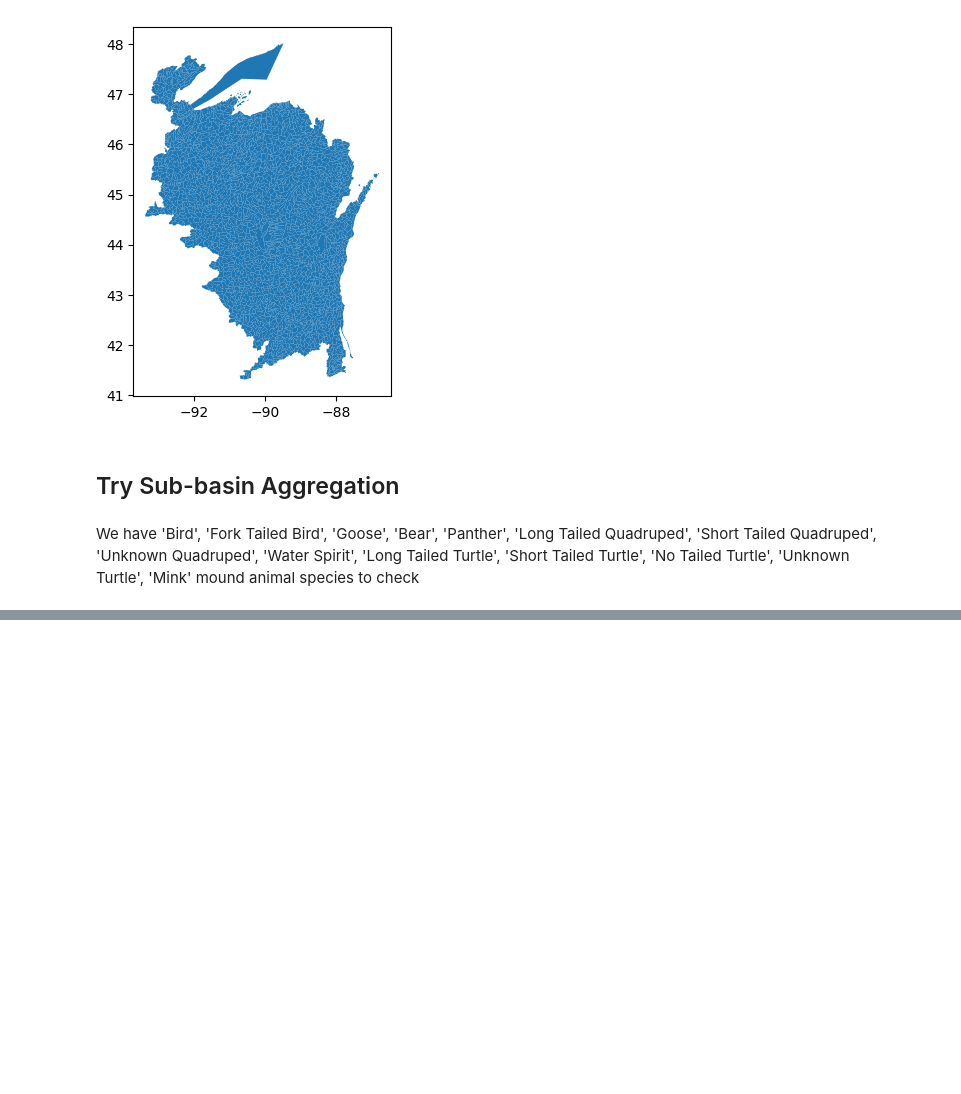
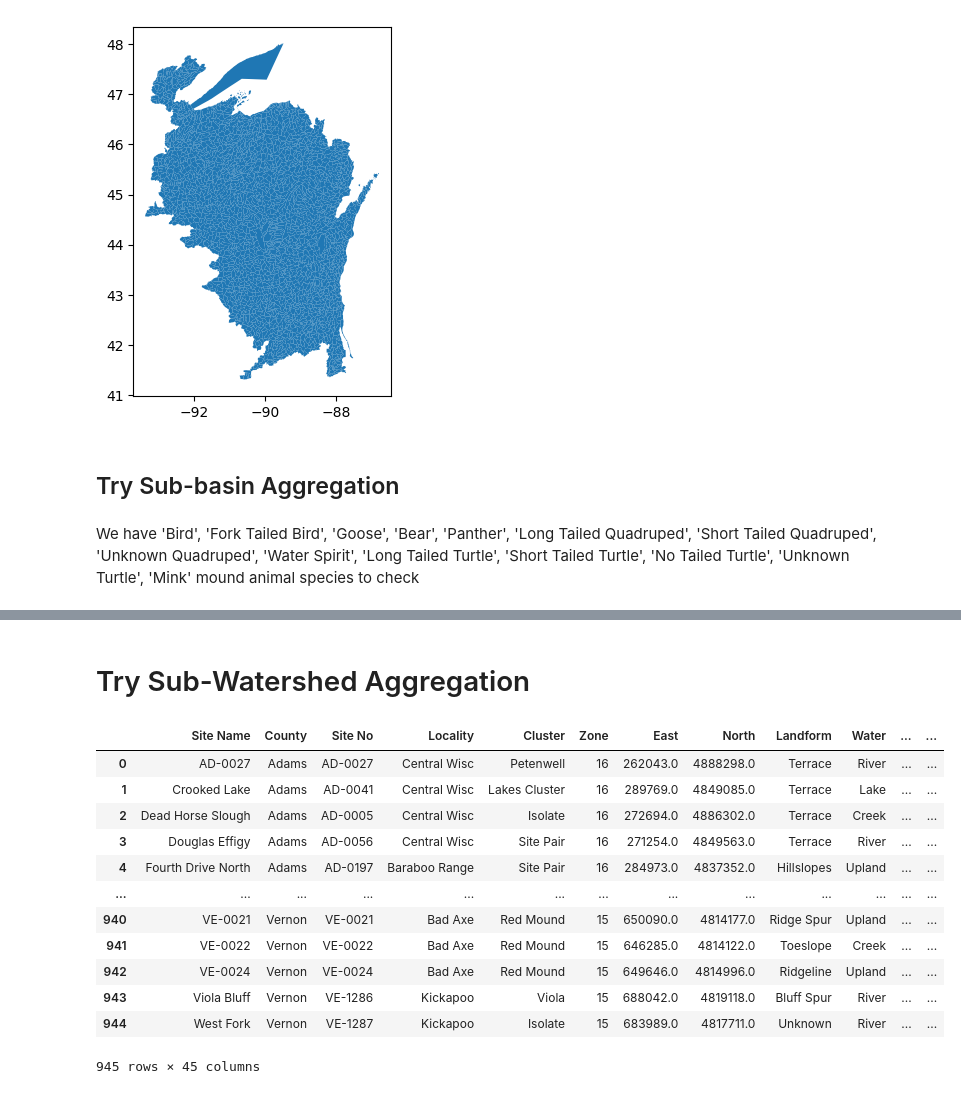
Before and after one commit to Nkositzke22/2026_G575_Native_Sites_Final_Project, a Jupyter notebook: data/aggregation.ipynb, the cells around one changed output, grey strips where cells are left out. Cells and saved outputs as stored; diff of their text form; code cells hidden in the pictures; blank space fills up the shorter version.

```diff
--- a/data/aggregation.ipynb
+++ b/data/aggregation.ipynb
@@ -163,0 +279,23 @@ sbb_agg_export.to_file('./sub-basin-mound-aggregate.geojson', driver = "GeoJSON"
+# %% [markdown]
+# Try Sub-Watershed Aggregation
+# %%
+sws = gpd.read_file(subWatershedPath)
+# %%
+sws = sws.to_crs(mnd.crs)
+mndsws = gpd.sjoin(mnd, sws, how = "left", predicate = "within")
+# %%
+mndsws
+# %% [output]
+|  | Site Name | County | Site No | Locality | Cluster | Zone | East | North | Landform | Water | ... | ... |
+| 0 | AD-0027 | Adams | AD-0027 | Central Wisc | Petenwell | 16 | 262043.0 | 4888298.0 | Terrace | River | ... | ... |
+| 1 | Crooked Lake | Adams | AD-0041 | Central Wisc | Lakes Cluster | 16 | 289769.0 | 4849085.0 | Terrace | Lake | ... | ... |
+| 2 | Dead Horse Slough | Adams | AD-0005 | Central Wisc | Isolate | 16 | 272694.0 | 4886302.0 | Terrace | Creek | ... | ... |
+| 3 | Douglas Effigy | Adams | AD-0056 | Central Wisc | Site Pair | 16 | 271254.0 | 4849563.0 | Terrace | River | ... | ... |
+| 4 | Fourth Drive North | Adams | AD-0197 | Baraboo Range | Site Pair | 16 | 284973.0 | 4837352.0 | Hillslopes | Upland | ... | ... |
+| ... | ... | ... | ... | ... | ... | ... | ... | ... | ... | ... | ... | ... |
+| 940 | VE-0021 | Vernon | VE-0021 | Bad Axe | Red Mound | 15 | 650090.0 | 4814177.0 | Ridge Spur | Upland | ... | ... |
+| 941 | VE-0022 | Vernon | VE-0022 | Bad Axe | Red Mound | 15 | 646285.0 | 4814122.0 | Toeslope | Creek | ... | ... |
+| 942 | VE-0024 | Vernon | VE-0024 | Bad Axe | Red Mound | 15 | 649646.0 | 4814996.0 | Ridgeline | Upland | ... | ... |
+| 943 | Viola Bluff | Vernon | VE-1286 | Kickapoo | Viola | 15 | 688042.0 | 4819118.0 | Bluff Spur | River | ... | ... |
+| 944 | West Fork | Vernon | VE-1287 | Kickapoo | Isolate | 15 | 683989.0 | 4817711.0 | Unknown | River | ... | ... |
+945 rows × 45 columns
```
Also changed, not shown: parts of 25 cells of this notebook.
